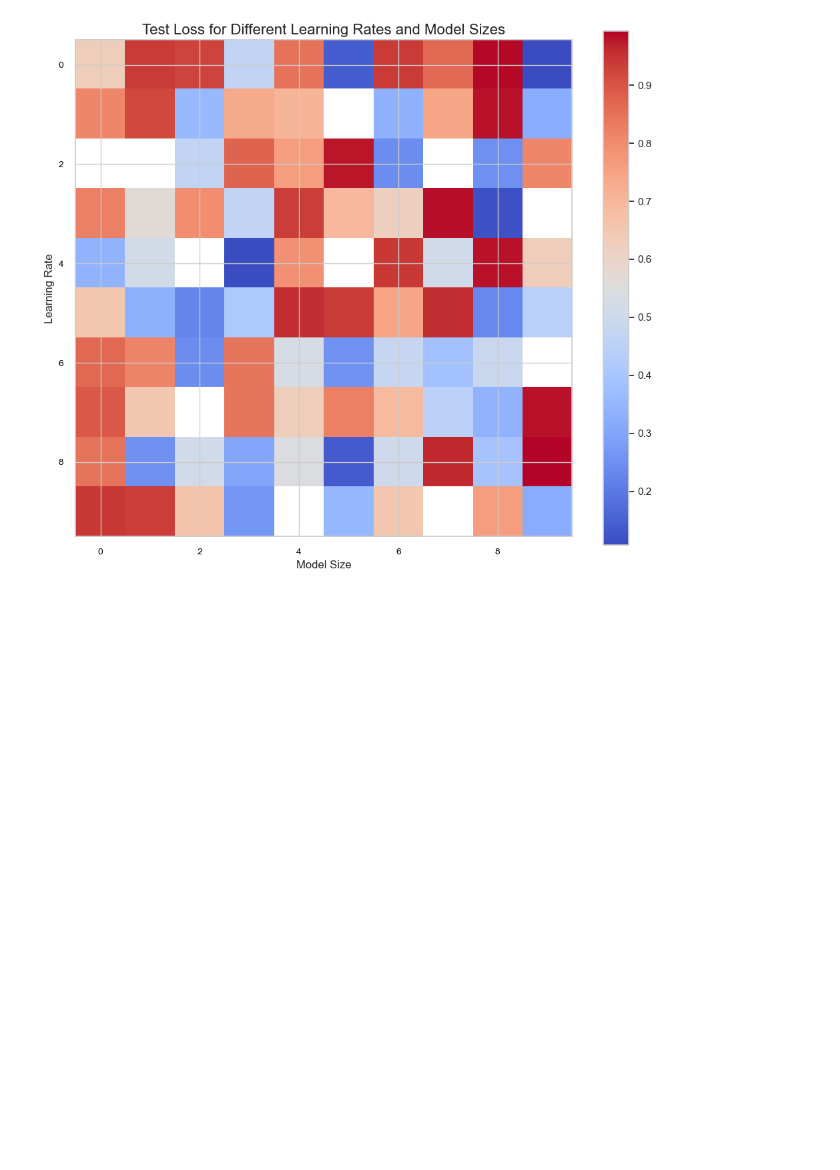
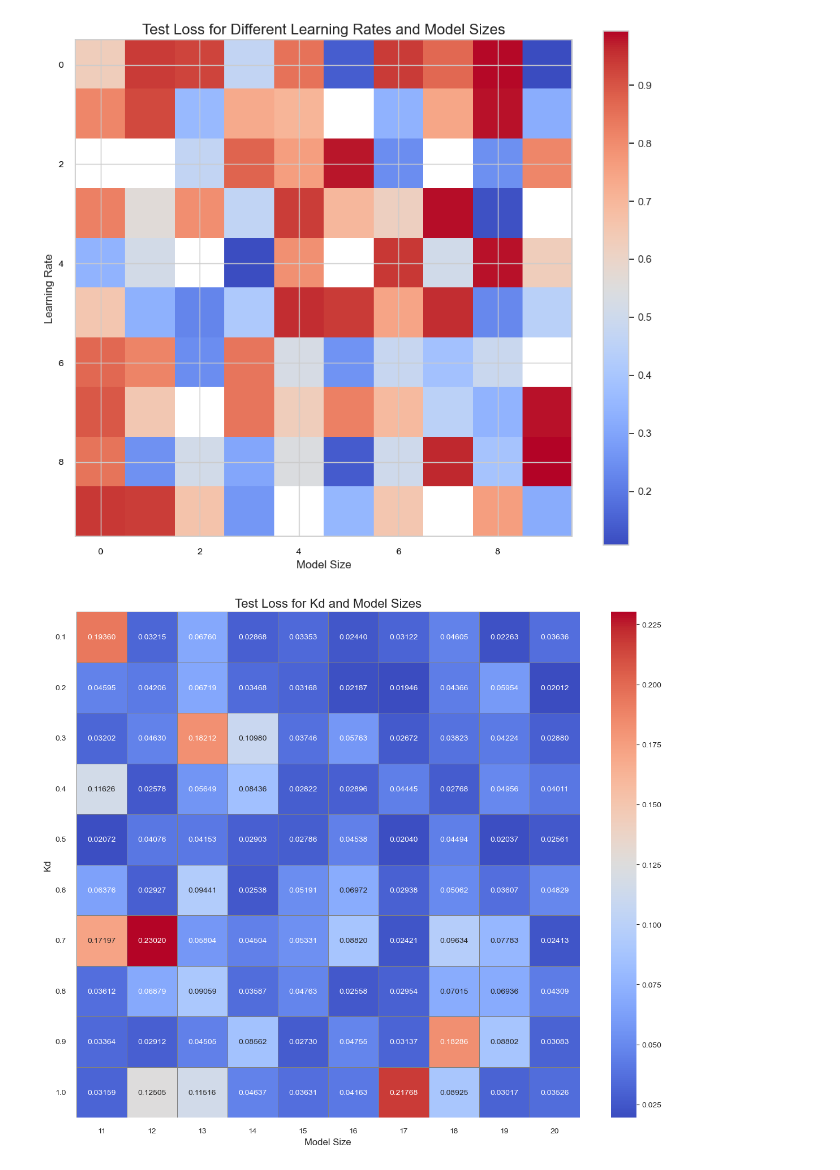
Before and after one commit to pidneuralode/PIOperator, a Jupyter notebook: visualization/heatmap.ipynb, the cells around one changed output. Saved outputs shown, nothing was run; the diff lists cells and outputs as text; code cells hidden in the pictures; blank space fills up the shorter version.

```diff
--- a/visualization/heatmap.ipynb
+++ b/visualization/heatmap.ipynb
@@ -48,3 +50,53 @@ plt.show()
 # %%
 # %% [output]
 [figure]
+# %%
+import pandas as pd
+import numpy as np
+import seaborn as sns
+import matplotlib.pyplot as plt
+
+# x, y, metrics(x,y) axis setting
+# learning_rates = [round(rate, 5) for rate in np.linspace(5e-4, 4e-3, 10)]
+model_sizes = np.array(range(11, 21))
+test_loss = np.load('E:\\dfno\\PIOperator\\visualization\\test_error_kd.npy')
+kd_array = [round(rate, 5) for rate in np.linspace(0.1, 1., 10)]
+
+# # generate pd data
+data = pd.DataFrame(test_loss, columns=model_sizes, index=kd_array)
+
+# filter some value
+# data[data > 2.] = 2.
+
+# drop the duplicated data
+# data = data.drop_duplicates(subset=['Learning Rate', 'Model Size'])
+
+# # transform
+# pivot_data = data.pivot("Learning Rate", "Model Size", "Test Loss")
+
+# plot the heatmap
+plt.figure(figsize=(12, 10))
+# cmap="YlGnBu"
+cmap='coolwarm'
+# cmap = sns.color_palette("cubehelix", as_cmap=True)
+heatmap = sns.heatmap(data, annot=True, fmt=".5f", cmap=cmap, linewidths=0.5, linecolor='grey')
+
+# set title and axis
+plt.title('Test Loss for Kd and Model Sizes', fontsize=16)
+plt.xlabel('Model Size', fontsize=12)
+plt.ylabel('Kd', fontsize=12)
+
+# set font
+plt.xticks(fontsize=10)
+plt.yticks(fontsize=10, rotation=0)
+
+# set tick
+plt.tick_params(axis='x', which='both', bottom=False, top=False, labelbottom=True, length=6, pad=7)
+plt.tick_params(axis='y', which='both', left=False, right=False, labelleft=True, length=6, pad=7)
+
+# save figure and show in this window
+plt.tight_layout()
+plt.savefig('heatmap_test_kd.jpg', dpi=600)
+plt.show()
+# %% [output]
+[figure, added]
```
Also changed, not shown: parts of 2 cells of this notebook, 12 other files.
